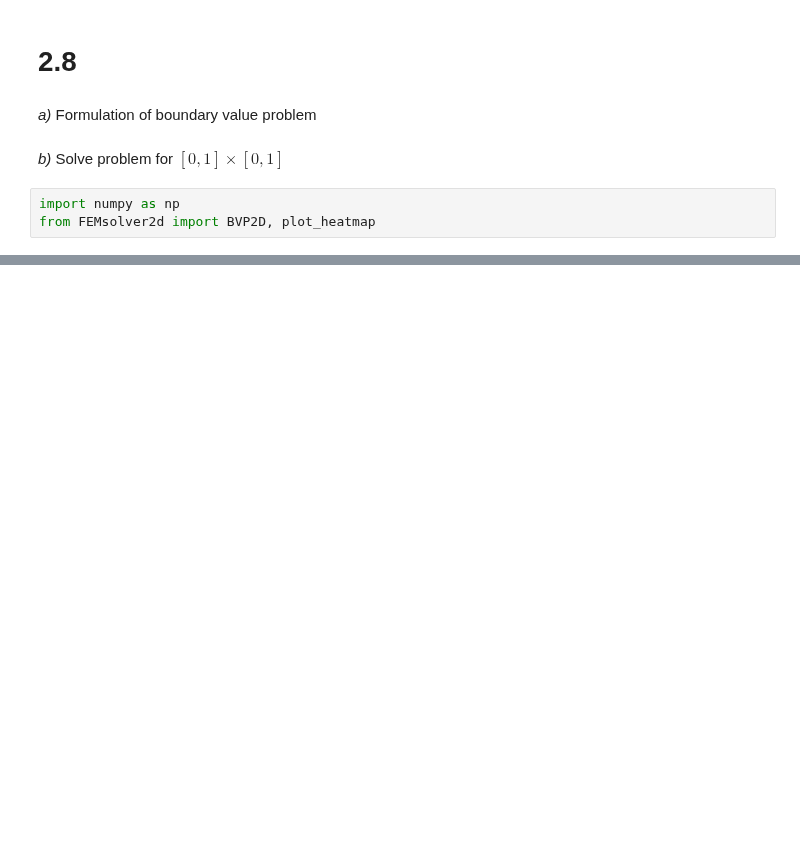
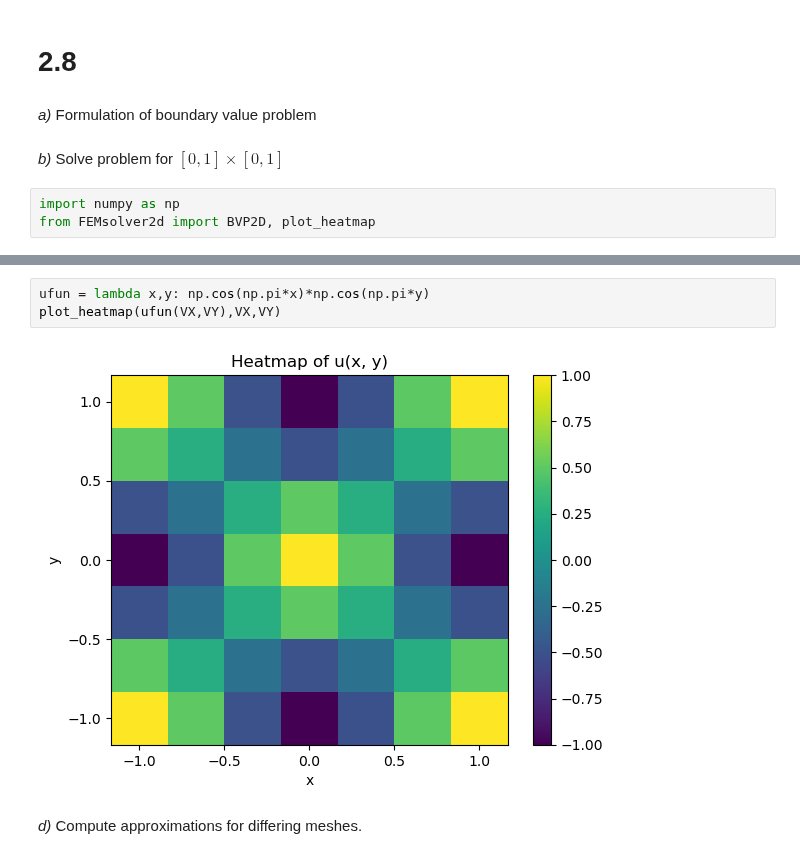
Before and after one commit to MarcusKNielsen/FEM, a Jupyter notebook: week 2/Week2_2-8.ipynb, the cells around one changed output, grey strips where cells are left out. Drawn from its saved outputs; the diff is of its cells as text; blank space fills up the shorter version.

```diff
--- a/week 2/Week2_2-8.ipynb
+++ b/week 2/Week2_2-8.ipynb
@@ -57,0 +82,7 @@ plot_heatmap(ufun(VX,VY),VX,VY)
+# %%
+ufun = lambda x,y: np.cos(np.pi*x)*np.cos(np.pi*y)
+plot_heatmap(ufun(VX,VY),VX,VY)
+# %% [output]
+[figure, added]
+# %% [markdown]
+*d)* Compute approximations for differing meshes.
```
Also changed, not shown: parts of 7 cells of this notebook, 1 other file.
